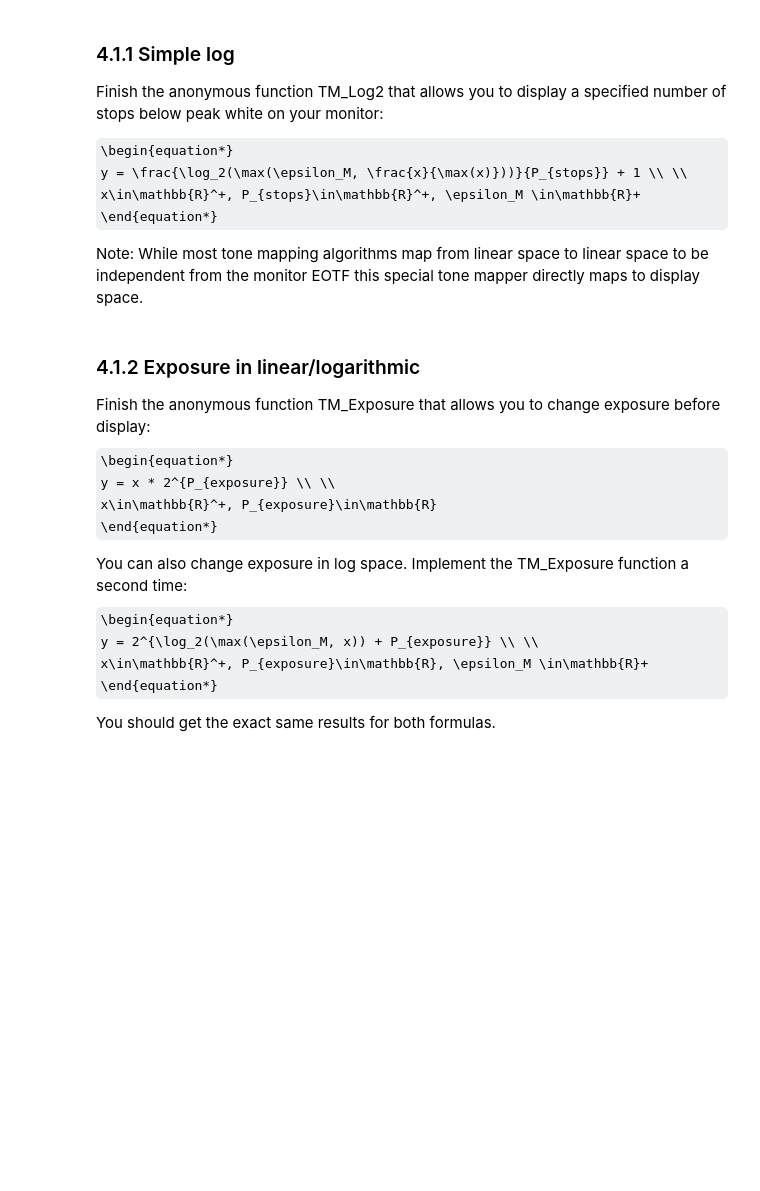
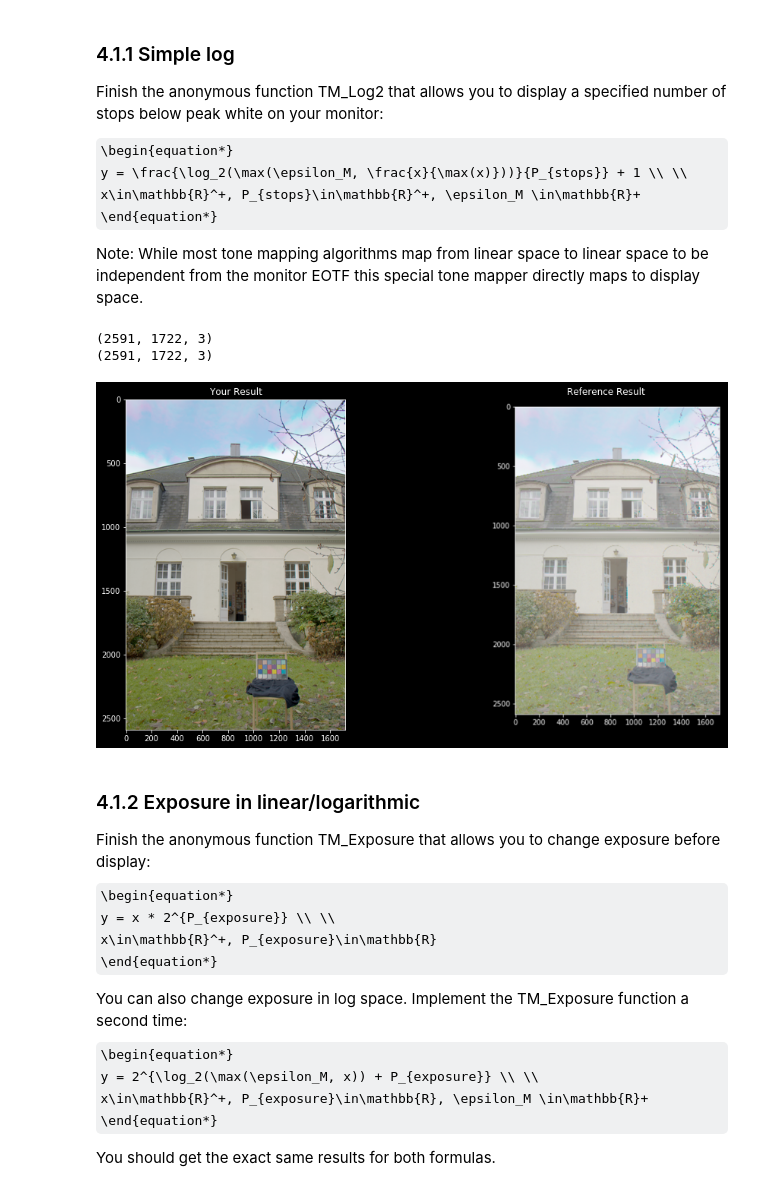
Before and after one commit to kilianeifler/Filmtechnik_HdM, a Jupyter notebook: Ex_4/Exercise_04_Group_03.ipynb, the cells around one changed output. Cells and saved outputs as stored; diff of their text form; code cells hidden in the pictures; some formulas as TeX source; blank space fills up the shorter version.

```diff
--- a/Ex_4/Exercise_04_Group_03.ipynb
+++ b/Ex_4/Exercise_04_Group_03.ipynb
@@ -87,20 +87,34 @@ Note: While most tone mapping algorithms map from linear space to linear space t
 # %%
 # Define the tonemapping algorithm described above
 def tmLog2(x, stops):
-    return # Your code here
+    # hdr = x.copy()
+    # hoch = np.max(hdr[:])
+    # eM: machine Epsilon, Genauigkeit der float Berechnung. (eps = numpy.finfo(float).eps)
+    # hdr = lambda hdr, stops: log2(max(x/max(x))) / stops  + 1
+    # hdr[:] = ( np.log2(np.maximum(hdr[:] / hoch, np.finfo(float).eps)) / stops ) + 1
+    # np.maximum(hdr_lum, np.finfo(float).eps)
+    return ( np.log2(np.maximum(x[:] / np.max(x[:]), np.finfo(float).eps)) / stops ) + 1
+
+print(img.shape)
+print(tmLog2(img, stops).shape)
 
 # How many stops below white do we want to see?
 stops = 10
 
 # Plot the result
 plt.subplot(1,2,1)
 # plt.figure(figsize=(12, 8))
-plt.imshow( tmLog2( img, 15 ).clip(0.0,1.0), interpolation = 'catrom' )
+plt.imshow( tmLog2( img, stops ).clip(0.0,1.0), interpolation = 'catrom' )
+# reference result mit stops = 15 ausgeführt. mit Stops = 10 deutlich klareres Bild.
 plt.title("Your Result")
 plt.subplot(1,2,2)
 fig = plt.imshow( plt.imread( "results_for_reference/TM_simple_log_result.png" ), interpolation = 'catrom' )
 plt.axis('off')
 plt.title("Reference Result");
+# %% [output]
+(2591, 1722, 3)
+(2591, 1722, 3)
+[figure, added]
 # %% [markdown]
 ### 4.1.2 Exposure in linear/logarithmic
 
```
Also changed, not shown: parts of 2 cells of this notebook.
